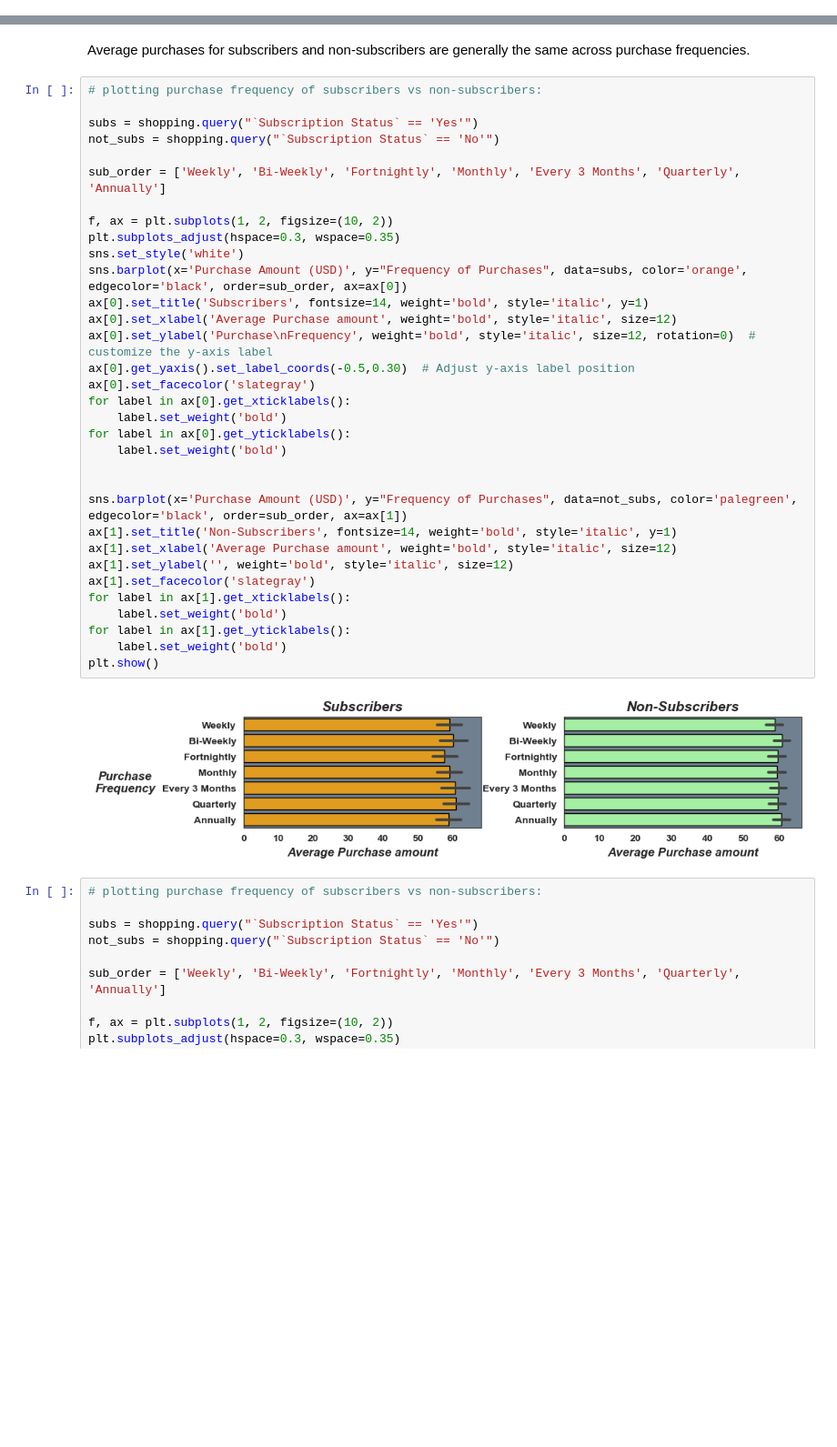
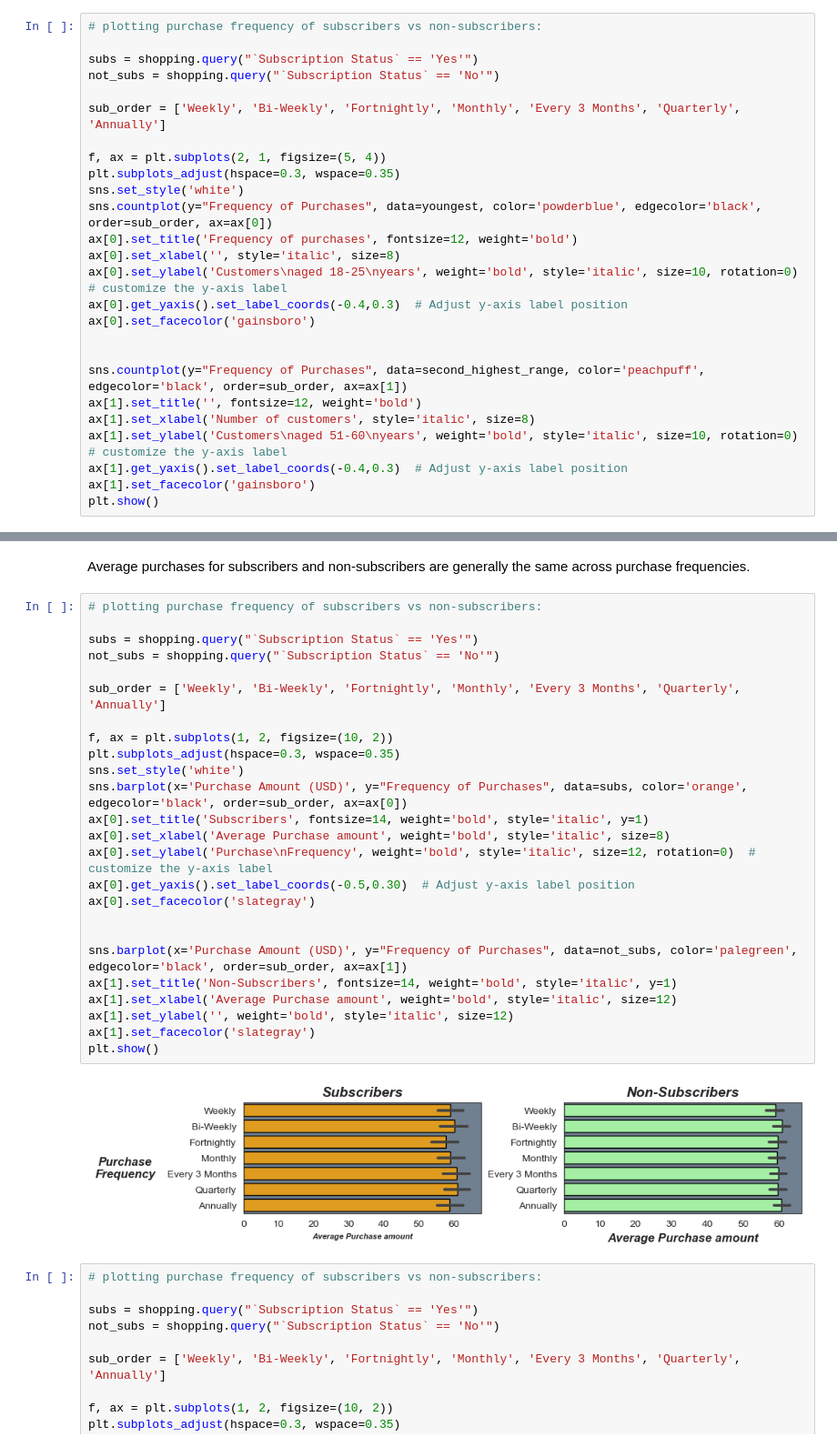
Before and after one commit to molly777yllom/DataDive3_DATA3500, a Jupyter notebook: shopping_trends.ipynb, the cells around one changed output, grey strips where cells are left out. Shown at 91% size. Cells and saved outputs as stored; diff of their text form; blank space fills up the shorter version.

```diff
--- a/shopping_trends.ipynb
+++ b/shopping_trends.ipynb
@@ -1209,0 +1224,26 @@ There doesn't seem to be an overall greater number of customers purchasing more
+# %%
+# plotting purchase frequency of subscribers vs non-subscribers:
+
+subs = shopping.query("`Subscription Status` == 'Yes'")
+not_subs = shopping.query("`Subscription Status` == 'No'")
+
+sub_order = ['Weekly', 'Bi-Weekly', 'Fortnightly', 'Monthly', 'Every 3 Months', 'Quarterly', 'Annually']
+
+f, ax = plt.subplots(2, 1, figsize=(5, 4))
+plt.subplots_adjust(hspace=0.3, wspace=0.35)
+sns.set_style('white')
+sns.countplot(y="Frequency of Purchases", data=youngest, color='powderblue', edgecolor='black', order=sub_order, ax=ax[0])
+ax[0].set_title('Frequency of purchases', fontsize=12, weight='bold')
+ax[0].set_xlabel('', style='italic', size=8)
+ax[0].set_ylabel('Customers\naged 18-25\nyears', weight='bold', style='italic', size=10, rotation=0)  # customize the y-axis label
+ax[0].get_yaxis().set_label_coords(-0.4,0.3)  # Adjust y-axis label position
+ax[0].set_facecolor('gainsboro')
+
+
+sns.countplot(y="Frequency of Purchases", data=second_highest_range, color='peachpuff', edgecolor='black', order=sub_order, ax=ax[1])
+ax[1].set_title('', fontsize=12, weight='bold')
+ax[1].set_xlabel('Number of customers', style='italic', size=8)
+ax[1].set_ylabel('Customers\naged 51-60\nyears', weight='bold', style='italic', size=10, rotation=0)  # customize the y-axis label
+ax[1].get_yaxis().set_label_coords(-0.4,0.3)  # Adjust y-axis label position
+ax[1].set_facecolor('gainsboro')
+plt.show()
@@ -1244,38 +1282,30 @@ Average purchases for subscribers and non-subscribers are generally the same acr
 # %%
 # plotting purchase frequency of subscribers vs non-subscribers:
 
 subs = shopping.query("`Subscription Status` == 'Yes'")
 not_subs = shopping.query("`Subscription Status` == 'No'")
 
 sub_order = ['Weekly', 'Bi-Weekly', 'Fortnightly', 'Monthly', 'Every 3 Months', 'Quarterly', 'Annually']
 
 f, ax = plt.subplots(1, 2, figsize=(10, 2))
 plt.subplots_adjust(hspace=0.3, wspace=0.35)
 sns.set_style('white')
 sns.barplot(x='Purchase Amount (USD)', y="Frequency of Purchases", data=subs, color='orange', edgecolor='black', order=sub_order, ax=ax[0])
 ax[0].set_title('Subscribers', fontsize=14, weight='bold', style='italic', y=1)
-ax[0].set_xlabel('Average Purchase amount', weight='bold', style='italic', size=12)
+ax[0].set_xlabel('Average Purchase amount', weight='bold', style='italic', size=8)
 ax[0].set_ylabel('Purchase\nFrequency', weight='bold', style='italic', size=12, rotation=0)  # customize the y-axis label
 ax[0].get_yaxis().set_label_coords(-0.5,0.30)  # Adjust y-axis label position
 ax[0].set_facecolor('slategray')
-for label in ax[0].get_xticklabels():
-    label.set_weight('bold')
-for label in ax[0].get_yticklabels():
-    label.set_weight('bold')
 
 
 sns.barplot(x='Purchase Amount (USD)', y="Frequency of Purchases", data=not_subs, color='palegreen', edgecolor='black', order=sub_order, ax=ax[1])
 ax[1].set_title('Non-Subscribers', fontsize=14, weight='bold', style='italic', y=1)
 ax[1].set_xlabel('Average Purchase amount', weight='bold', style='italic', size=12)
 ax[1].set_ylabel('', weight='bold', style='italic', size=12)
 ax[1].set_facecolor('slategray')
-for label in ax[1].get_xticklabels():
-    label.set_weight('bold')
-for label in ax[1].get_yticklabels():
-    label.set_weight('bold')
 plt.show()
 # %% [output]
-[figure, old version]
+[figure, new version]
 # %%
 # plotting purchase frequency of subscribers vs non-subscribers:
 
```
Also changed, not shown: parts of 5 cells of this notebook, 1 other file.
